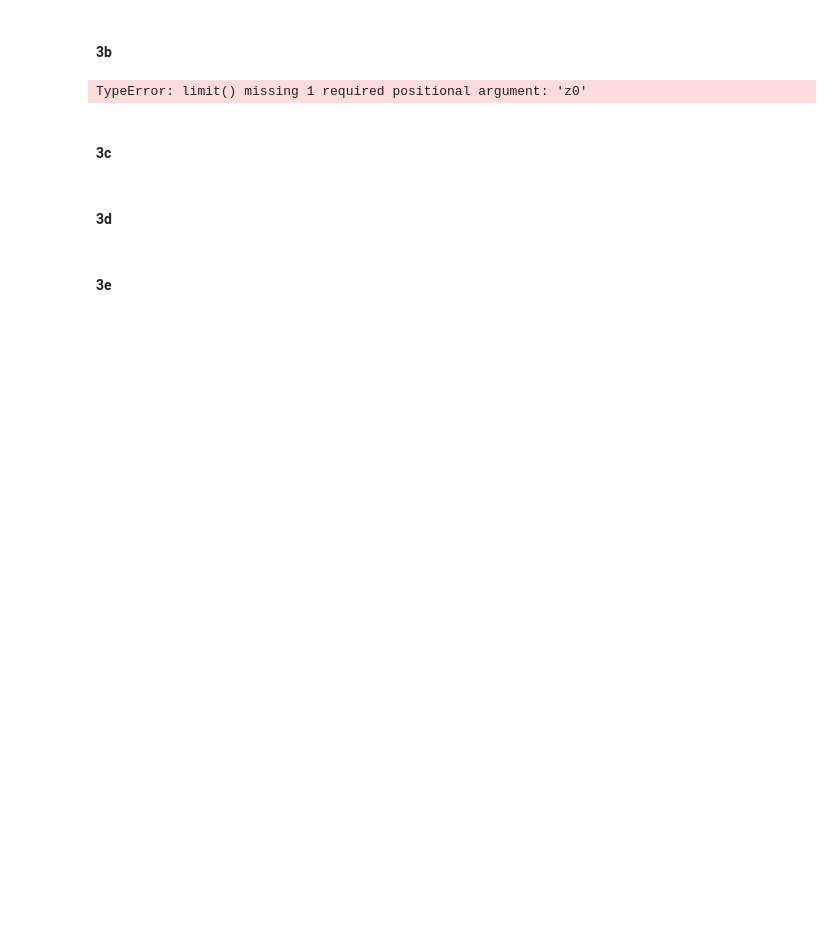
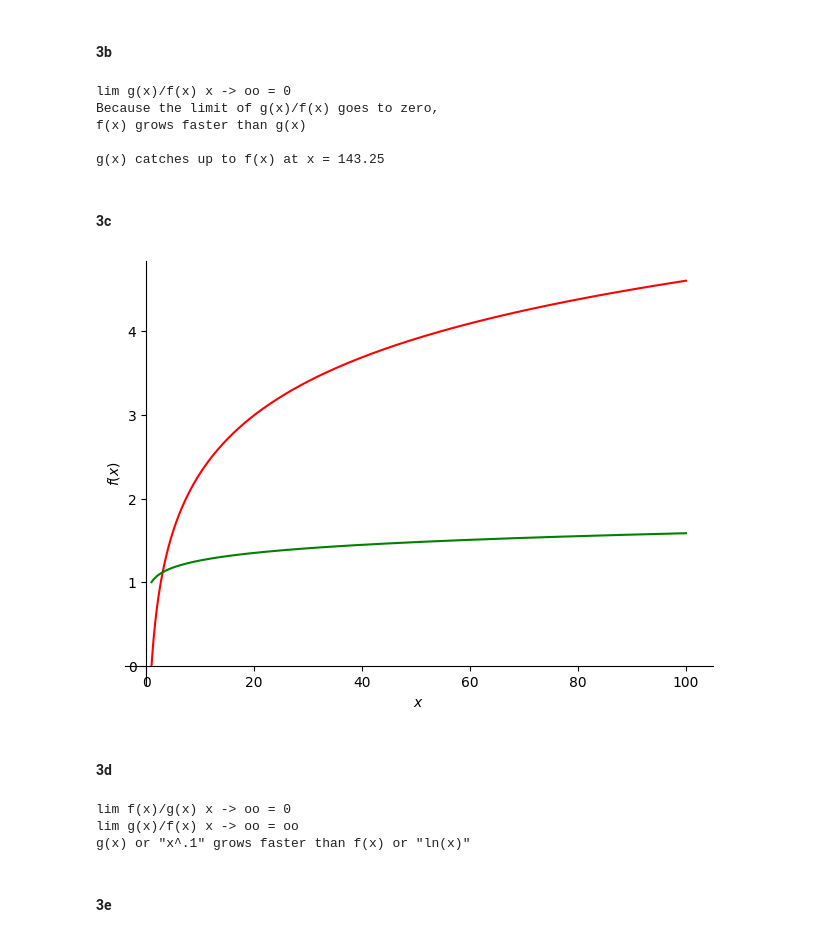
Before and after one commit to EthanMik/Math151_Python_Labs, a Jupyter notebook: Lab_3.ipynb, the cells around one changed output. Drawn from its saved outputs; the diff is of its cells as text; code cells hidden in the pictures; blank space fills up the shorter version.

```diff
--- a/Lab_3.ipynb
+++ b/Lab_3.ipynb
@@ -49,23 +113,58 @@ p1.show()
 # %% [markdown]
 #### 3b
 # %%
-# The graph of g(x) "x^20" grows faster than f(x) "2^x" on the interval [0, 100]
-# as shown on 3A's plot
 
-# f(x) may be able to catch up to g(x) as 2^x grows faster than x^2 after x > 4
+x = symbols("x")
 
-h = g/f
-print(limit(h, x))
+f = 2 ** x
+g = x ** 20
+
+h = g / f
+
+print(f"lim g(x)/f(x) x -> oo = {limit(h, x, oo)}")
+print("Because the limit of g(x)/f(x) goes to zero," +
+    "\n" + "f(x) grows faster than g(x)" + "\n")
+
+print(f"g(x) catches up to f(x) at x = {(max(solve(f - g, x)).evalf()):.2f}")
 # %% [output]
-TypeError: limit() missing 1 required positional argument: 'z0'
+lim g(x)/f(x) x -> oo = 0
+Because the limit of g(x)/f(x) goes to zero,
+f(x) grows faster than g(x)
+
+g(x) catches up to f(x) at x = 143.25
 # %% [markdown]
 #### 3c
 # %%
-# Start your code here
+x = symbols("x")
+
+f = ln(x)
+g = x**(1/10)
+
+p1 = plot(f, (x, 1, 100), line_color = 'red', show=False)
+p2 = plot(g, (x, 1, 100), line_color = 'green', show=False)
+p1.extend(p2)
+
+p1.show()
+# %% [output]
+[figure, added]
 # %% [markdown]
 #### 3d
 # %%
-# Start your code here
+x = symbols("x")
+
+f = ln(x)
+g = x**(1/10)
+
+h = f / g
+print(f"lim f(x)/g(x) x -> oo = {limit(h, x, oo)}")
+h = g / f
+print(f"lim g(x)/f(x) x -> oo = {limit(h, x, oo)}")
+
+print("g(x) or \"x^.1\" grows faster than f(x) or \"ln(x)\"")
+# %% [output]
+lim f(x)/g(x) x -> oo = 0
+lim g(x)/f(x) x -> oo = oo
+g(x) or "x^.1" grows faster than f(x) or "ln(x)"
 # %% [markdown]
 #### 3e
 # %%
```
Also changed, not shown: parts of 7 cells of this notebook.
